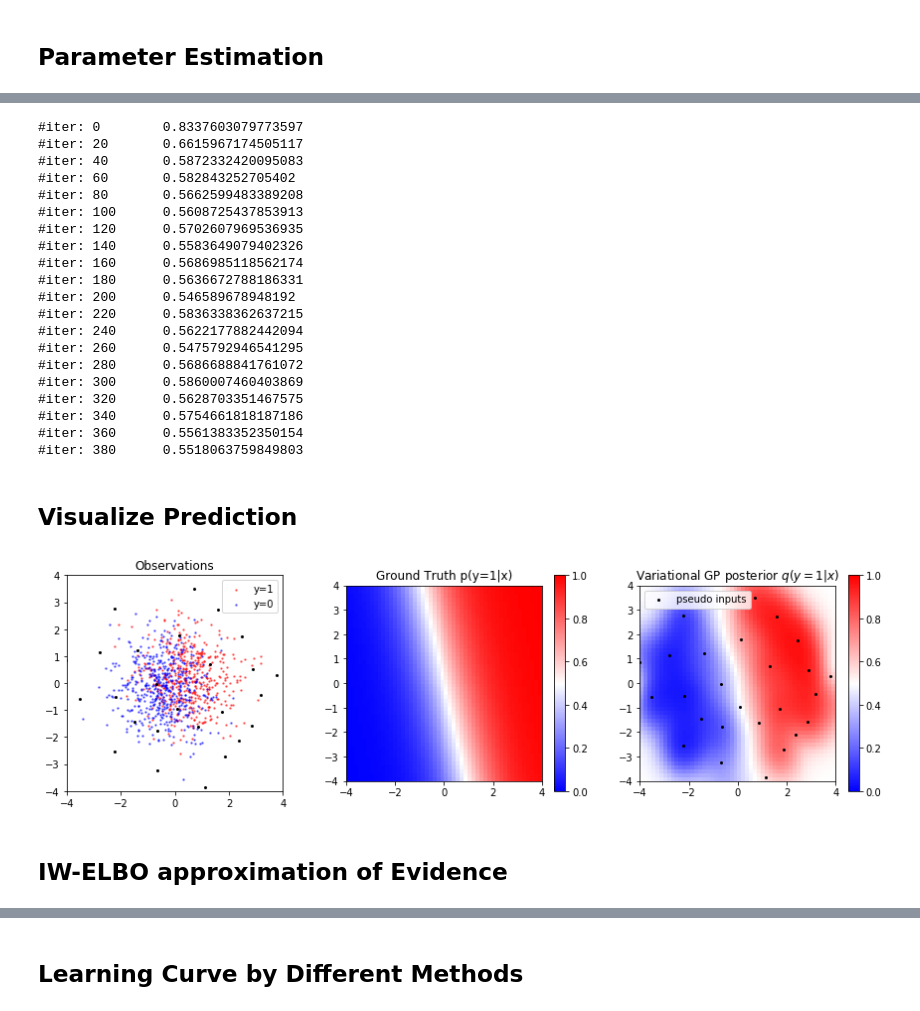
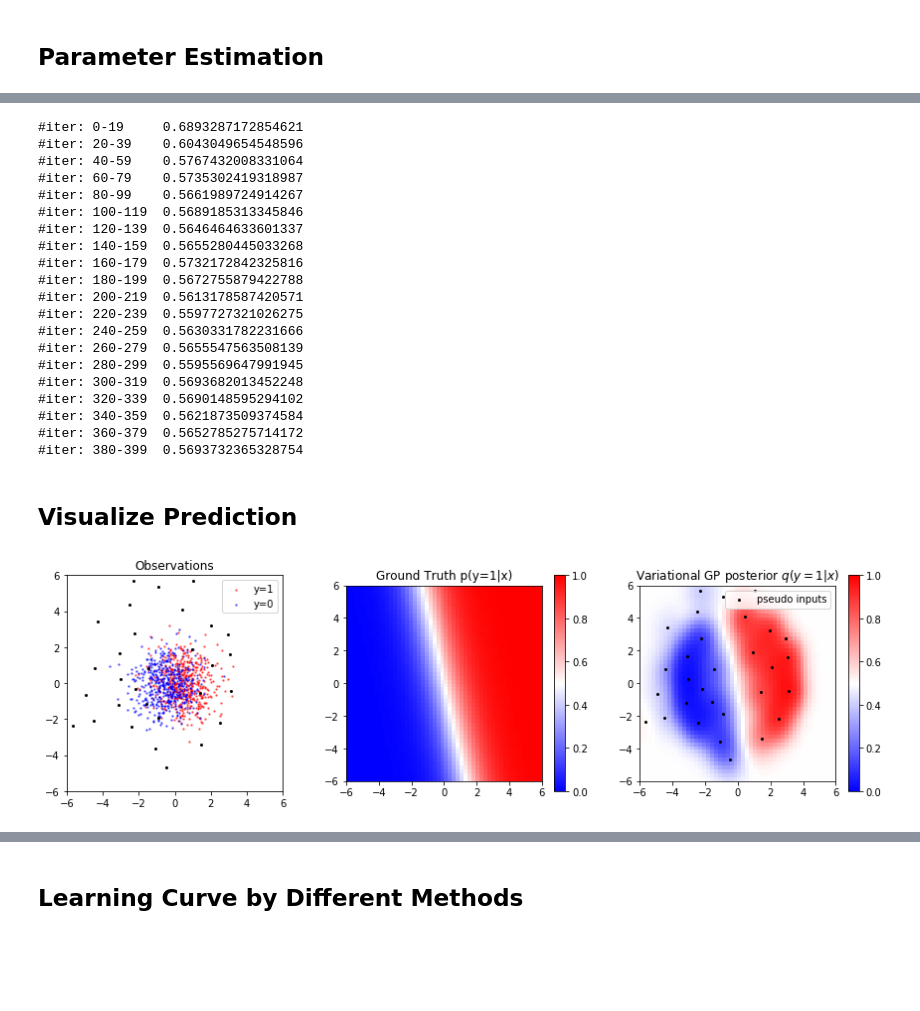
Before and after one commit to Goda-Research-Group/mlmc-model-evidence, a Jupyter notebook: notebooks/Gaussian_Process_Classification.ipynb, the cells around one changed output, grey strips where cells are left out. Cells and saved outputs as stored; diff of their text form; code cells hidden in the pictures; blank space fills up the shorter version.

Commit message:
plot training progress on toy dataset

```diff
--- a/notebooks/Gaussian_Process_Classification.ipynb
+++ b/notebooks/Gaussian_Process_Classification.ipynb
@@ -438,42 +465,46 @@ theta, phi = init_param(D, M)
+# %%
+theta, phi = init_param(D, M)
 # %%
-#optimizer = tf.keras.optimizers.RMSprop(0.01)
-optimizer = tf.keras.optimizers.Adam(0.03)
+optimizer = tf.keras.optimizers.Adam(0.05)
 
-for t in range(400):
+losses = []
+for t in range(401):
     x,y,_ = generate_data(N, D, b0, b)
 
     with tf.GradientTape() as g:
         g.watch([theta, phi])
-        loss = - LMELBO(x, y, theta, phi, 100000, n_MC=10)
+        loss = - LMELBO(x, y, theta, phi, 40000, n_MC=64)
     dtheta, dphi = g.gradient(loss, [theta, phi])
 
     gradients = list(dtheta.values()) + list(dphi.values())
     variables = list(theta.values()) + list(phi.values())
     optimizer.apply_gradients(zip(gradients, variables))
 
-    if t%20==0:
-        print('#iter: {}\t{}'.format(t, loss.numpy()))
+    losses.append(loss.numpy())
+    if t%20==19:
+        print('#iter: {}-{}\t{}'.format(t-19,t, np.mean(losses)))
+        losses = []
 # %% [output]
-#iter: 0        0.8337603079773597
-#iter: 20       0.6615967174505117
-#iter: 40       0.5872332420095083
-#iter: 60       0.582843252705402
-#iter: 80       0.5662599483389208
-#iter: 100      0.5608725437853913
-#iter: 120      0.5702607969536935
-#iter: 140      0.5583649079402326
-#iter: 160      0.5686985118562174
-#iter: 180      0.5636672788186331
-#iter: 200      0.546589678948192
-#iter: 220      0.5836338362637215
-#iter: 240      0.5622177882442094
-#iter: 260      0.5475792946541295
-#iter: 280      0.5686688841761072
-#iter: 300      0.5860007460403869
-#iter: 320      0.5628703351467575
-#iter: 340      0.5754661818187186
-#iter: 360      0.5561383352350154
-#iter: 380      0.5518063759849803
+#iter: 0-19     0.6893287172854621
+#iter: 20-39    0.6043049654548596
+#iter: 40-59    0.5767432008331064
+#iter: 60-79    0.5735302419318987
+#iter: 80-99    0.5661989724914267
+#iter: 100-119  0.5689185313345846
+#iter: 120-139  0.5646464633601337
+#iter: 140-159  0.5655280445033268
+#iter: 160-179  0.5732172842325816
+#iter: 180-199  0.5672755879422788
+#iter: 200-219  0.5613178587420571
+#iter: 220-239  0.5597727321026275
+#iter: 240-259  0.5630331782231666
+#iter: 260-279  0.5655547563508139
+#iter: 280-299  0.5595569647991945
+#iter: 300-319  0.5693682013452248
+#iter: 320-339  0.5690148595294102
+#iter: 340-359  0.5621873509374584
+#iter: 360-379  0.5652785275714172
+#iter: 380-399  0.5693732365328754
 # %% [markdown]
 ## Visualize Prediction
 # %%
@@ -504,42 +535,40 @@ def get_logits(x, theta, phi):
     return mean_f, var_f
 # %%
 def heatmap2d(arr: np.ndarray, cmap='viridis'):
-    plt.imshow(arr, cmap=cmap, extent=[-4,4,-4,4],origin='lower', alpha=1, vmin=0, vmax=1)
+    plt.imshow(arr, cmap=cmap, extent=[-6,6,-6,6],origin='lower', alpha=1, vmin=0, vmax=1)
     plt.colorbar()
     #plt.show()
 # %%
-x1_heat = (np.linspace(start=-4,stop=4).reshape([1,50])*np.ones([50,1])).reshape([2500])
-x2_heat = np.repeat(np.linspace(start=-4,stop=4), 50)
+x1_heat = (np.linspace(start=-6,stop=6).reshape([1,50])*np.ones([50,1])).reshape([2500])
+x2_heat = np.repeat(np.linspace(start=-6,stop=6), 50)
 x_heat = np.array([x1_heat, x2_heat]).T
 logits_heat = get_logits(x_heat, theta, phi)[0].numpy()
 # %%
 plt.figure(figsize=[15,4])
 cmap = matplotlib.cm.get_cmap('bwr')#('viridis')
 
 plt.subplot(1,3,1)
 plt.title('Observations')
 idx = (y==True)
 plt.scatter(x[idx,0], x[idx,1], s=2, alpha=0.5, marker='o', c=[cmap(1.)])
 plt.scatter(x[~idx,0], x[~idx,1], s=2, alpha=0.5, marker='o', c=[cmap(0.)])
 plt.scatter(theta['z'][:,0], theta['z'][:,1], s=4, alpha=1, marker='o', c='black')
 plt.legend(['y=1','y=0'])
-plt.xlim([-4,4])
-plt.ylim([-4,4])
+plt.xlim([-6,6])
+plt.ylim([-6,6])
 ax = plt.gca()
 ax.set_aspect('equal')
 
 plt.subplot(1,3,2)
 plt.title('Ground Truth p(y=1|x)')
 heatmap2d(sigmoid(logit(x_heat)).reshape([50,50]), 'bwr')
 
 plt.subplot(1,3,3)
 plt.title(r'Variational GP posterior $q(y=1|x)$')
 #plt.scatter(x[idx,0], x[idx,1], s=0.3, alpha=1, marker='x', c=[cmap(1.)])
 #plt.scatter(x[~idx,0], x[~idx,1], s=0.3, alpha=1, marker='x', c=[cmap(0.)])
 a = plt.scatter(theta['z'][:,0], theta['z'][:,1], s=4, alpha=1, marker='o', c='black')
 plt.legend([a],['pseudo inputs'])
 heatmap2d(sigmoid(logits_heat.reshape([50,50])), 'bwr')
 # %% [output]
-[figure, old version]
+[figure, new version]
-# %% [markdown]
-## IW-ELBO approximation of Evidence
```
Also changed, not shown: parts of 17 cells of this notebook.
